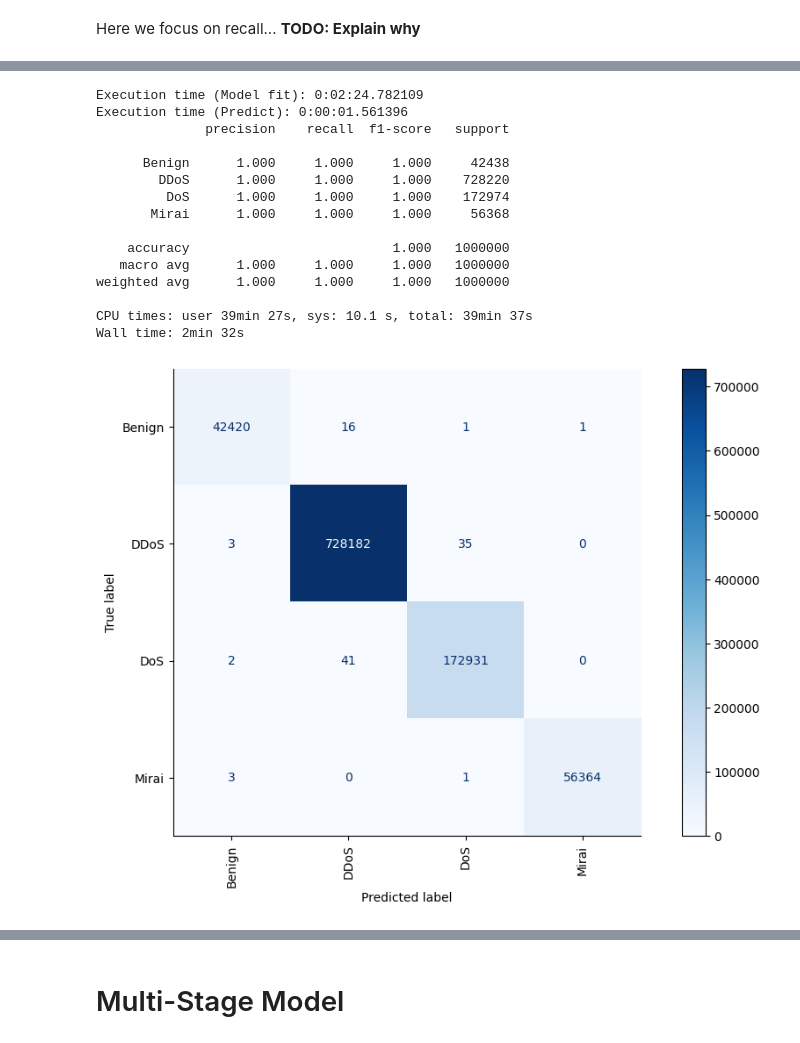
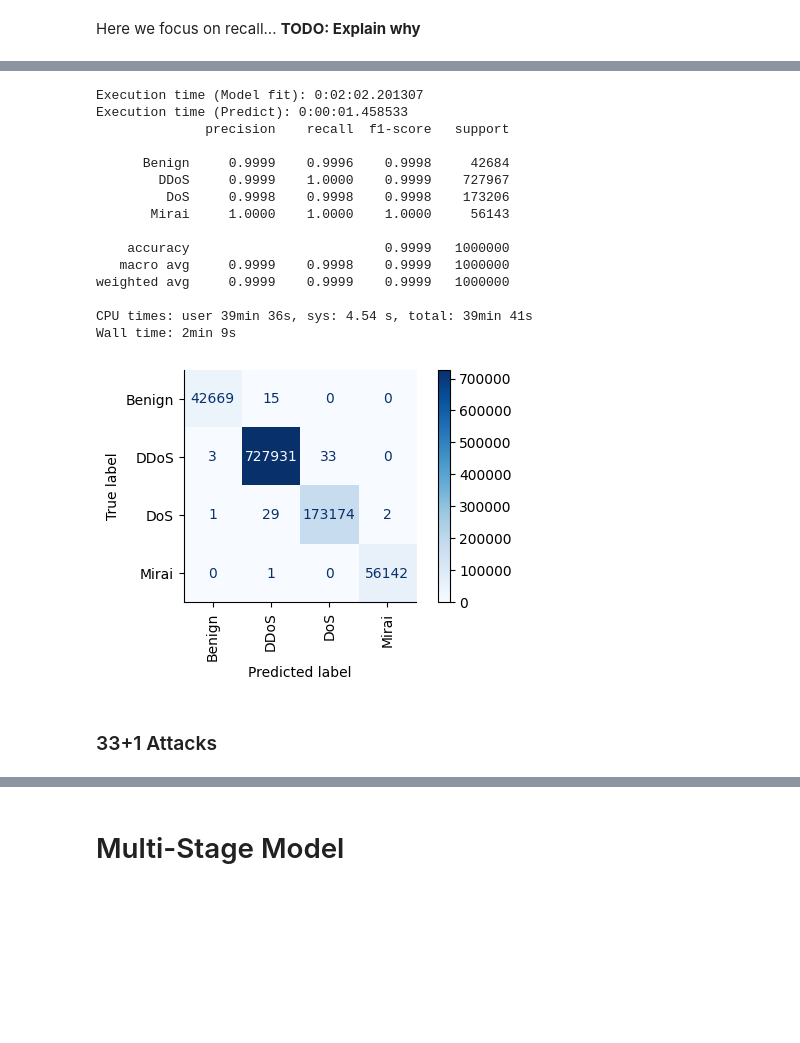
Before and after one commit to inaciobr/Multi-Stage-IoT-Intrusion-Detection, a Jupyter notebook: notebooks/3 - Models.ipynb, the cells around one changed output, grey strips where cells are left out. Cells and saved outputs as stored; diff of their text form; code cells hidden in the pictures; blank space fills up the shorter version.

```diff
--- a/notebooks/3 - Models.ipynb
+++ b/notebooks/3 - Models.ipynb
@@ -172,7 +221,7 @@ Wall time: 2min 24s
 test_df_split = model_utils.get_train_test_split(
     df.drop_duplicates(),
     target='general_label',
-    sample_size=sample_size,
+    sample_size=5_000_000,
     train_frac=0.80
 )
 # %% [output]
@@ -221,7 +270,7 @@ Wall time: 2min 51s
 test_df_split = model_utils.get_train_test_split(
     df.drop(columns=['IAT']),
     target='general_label',
-    sample_size=sample_size,
+    sample_size=5_000_000,
     train_frac=0.80
 )
 # %% [output]
@@ -232,10 +281,10 @@ Wall time: 22.2 s
 # %%
 %%time
 
-test_model = Pipeline([
-    ('scaler', StandardScaler()),
-    ('model', RandomForestClassifier(n_jobs=n_jobs, random_state=seed))
-])
+test_model = RandomForestClassifier(
+    n_jobs=n_jobs,
+    random_state=seed
+)
 
 X_train, X_test, y_train, y_test = test_df_split
 
@@ -274,11 +337,16 @@ Here we focus on recall... **TODO: Explain why**
 # %%
 %%time
 
-first_stage_labels = df_refined.general_label.where(df_refined.general_label.isin(first_layer), 'Benign').astype('category').cat.remove_unused_categories()
+simplified_first_stage_labels = (
+    df_refined.general_label
+    .where(df_refined.general_label.isin(simplified_first_layer_labels), 'Benign')
+    .astype('category')
+    .cat.remove_unused_categories()
+)
 
-first_stage_df_split = model_utils.get_train_test_split(
+simplified_first_stage_df_split = model_utils.get_train_test_split(
     df_refined,
-    target=first_stage_labels,
+    target=simplified_first_stage_labels,
     sample_size=5_000_000,
     train_frac=0.80
 )
@@ -290,34 +358,34 @@ Wall time: 21.6 s
 # %%
 %%time
 
-first_stage_model = Pipeline([
-    ('model', RandomForestClassifier(
-        max_features=10,
-        criterion='entropy',
-        class_weight='balanced',
-        n_jobs=n_jobs,
-        random_state=seed
-    ))
-])
+simplified_first_stage_model = RandomForestClassifier(
+    max_features=10,
+    criterion='entropy',
+    class_weight='balanced',
+    n_jobs=n_jobs,
+    random_state=seed
+)
 
-X_train, X_test, y_train, y_test = first_stage_df_split
+X_train, X_test, y_train, y_test = simplified_first_stage_df_split
 
-model_utils.train_model(first_stage_model, X_train, y_train)
-model_utils.evaluate_model(first_stage_model, X_test, y_test)
+model_utils.train_model(simplified_first_stage_model, X_train, y_train)
+model_utils.evaluate_model(simplified_first_stage_model, X_test, y_test)
 # %% [output]
-Execution time (Model fit): 0:02:24.782109
-Execution time (Predict): 0:00:01.561396
+Execution time (Model fit): 0:02:02.201307
+Execution time (Predict): 0:00:01.458533
               precision    recall  f1-score   support
 
-      Benign      1.000     1.000     1.000     42438
-        DDoS      1.000     1.000     1.000    728220
-         DoS      1.000     1.000     1.000    172974
-       Mirai      1.000     1.000     1.000     56368
+      Benign     0.9999    0.9996    0.9998     42684
+        DDoS     0.9999    1.0000    0.9999    727967
+         DoS     0.9998    0.9998    0.9998    173206
+       Mirai     1.0000    1.0000    1.0000     56143
 
-    accuracy                          1.000   1000000
-   macro avg      1.000     1.000     1.000   1000000
-weighted avg      1.000     1.000     1.000   1000000
+    accuracy                         0.9999   1000000
+   macro avg     0.9999    0.9998    0.9999   1000000
+weighted avg     0.9999    0.9999    0.9999   1000000
 
-CPU times: user 39min 27s, sys: 10.1 s, total: 39min 37s
-Wall time: 2min 32s
+CPU times: user 39min 36s, sys: 4.54 s, total: 39min 41s
+Wall time: 2min 9s
-[figure, old version]
+[figure, new version]
+# %% [markdown]
+### 33+1 Attacks
```
Also changed, not shown: parts of 34 cells of this notebook, 4 other files.
